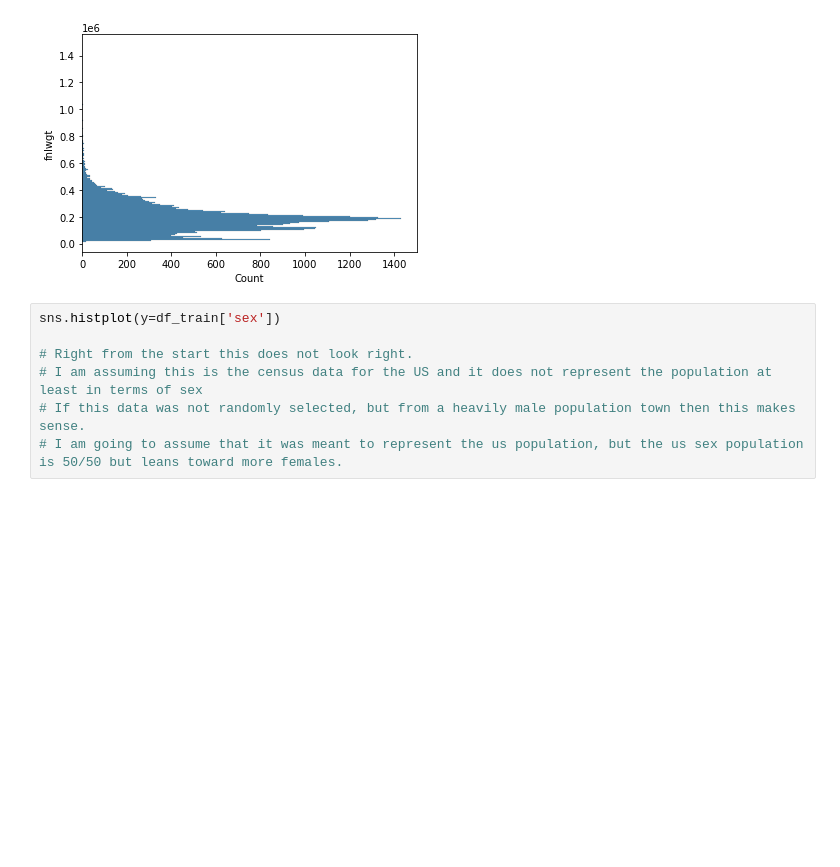
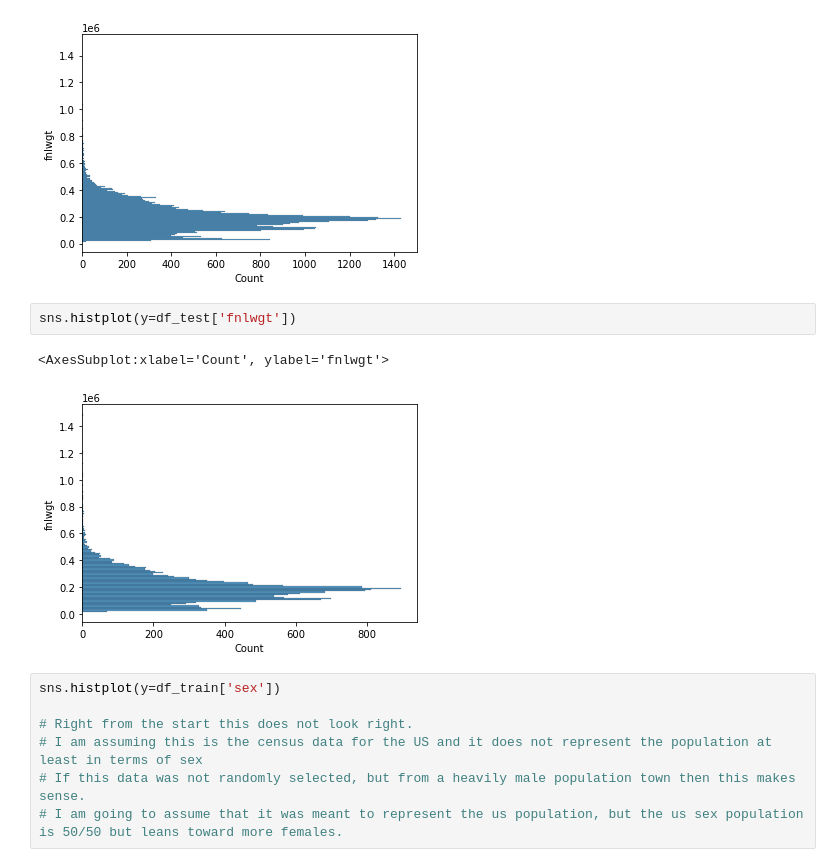
Before and after one commit to luismoralesphysics/Aunalytics_DA_assessment, a Jupyter notebook: segmentation.ipynb, the cells around one changed output. Cells and saved outputs as stored; diff of their text form; blank space fills up the shorter version.

```diff
--- a/segmentation.ipynb
+++ b/segmentation.ipynb
@@ -47,6 +57,11 @@ sns.histplot(y=df_train['fnlwgt'])
 # %% [output]
 <AxesSubplot:xlabel='Count', ylabel='fnlwgt'>
 [figure]
+# %%
+sns.histplot(y=df_test['fnlwgt'])
+# %% [output]
+<AxesSubplot:xlabel='Count', ylabel='fnlwgt'>
+[figure, added]
 # %%
 sns.histplot(y=df_train['sex'])
 
```
Also changed, not shown: parts of 7 cells of this notebook.
